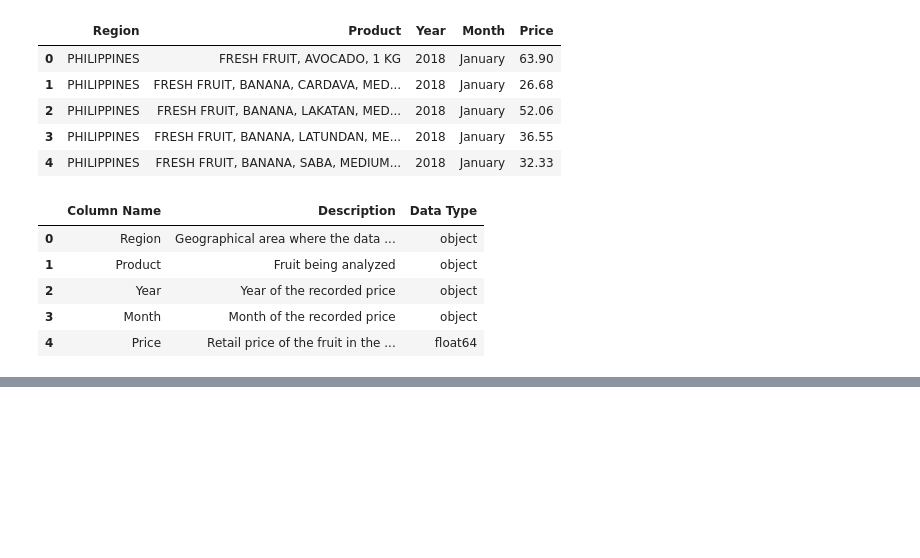
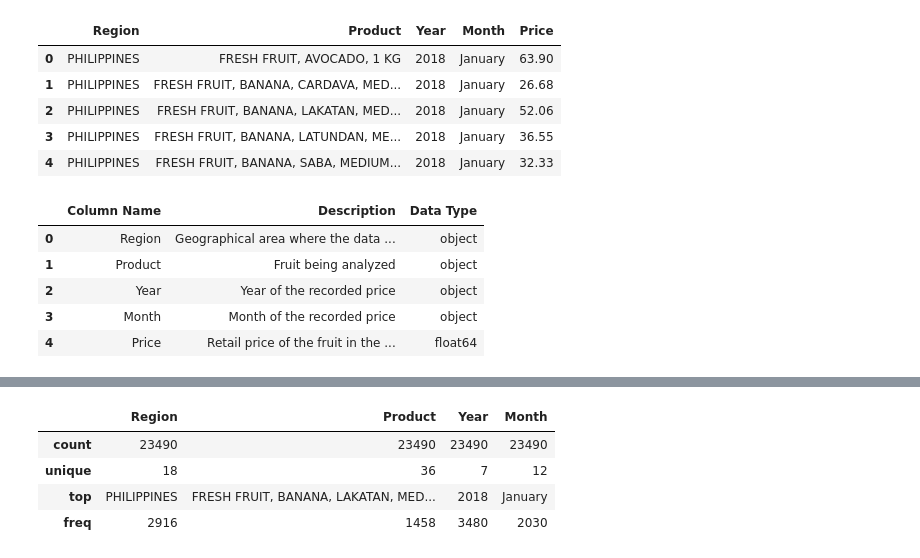
Before and after one commit to RRENN02/Prelims-PH_FruitRetail, a Jupyter notebook: fruit_retail.ipynb, the cells around one changed output, grey strips where cells are left out. Drawn from its saved outputs; the diff is of its cells as text; code cells hidden in the pictures; blank space fills up the shorter version.

```diff
--- a/fruit_retail.ipynb
+++ b/fruit_retail.ipynb
@@ -208,0 +227,8 @@ data_dictionary_retail
+# %%
+df_melted.describe(include=['object'])
+# %% [output]
+|  | Region | Product | Year | Month |
+| count | 23490 | 23490 | 23490 | 23490 |
+| unique | 18 | 36 | 7 | 12 |
+| top | PHILIPPINES | FRESH FRUIT, BANANA, LAKATAN, MED... | 2018 | January |
+| freq | 2916 | 1458 | 3480 | 2030 |
```
Also changed, not shown: parts of 2 cells of this notebook.
